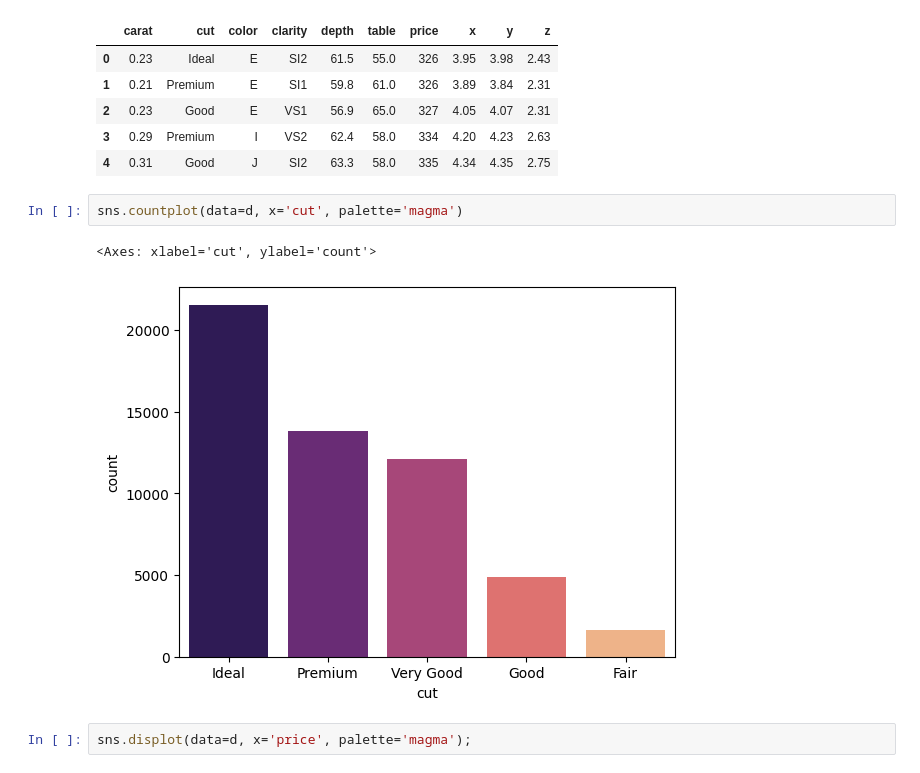
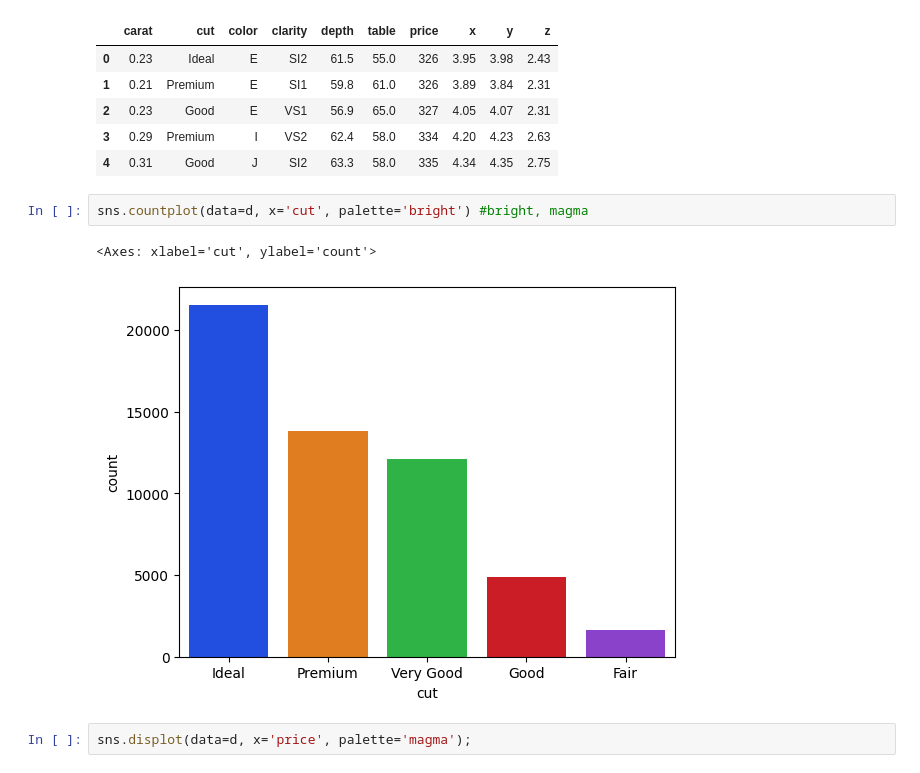
Before and after one commit to krestiankin/home_work_bi, a Jupyter notebook: test__o.ipynb, the cells around one changed output. Saved outputs shown, nothing was run; the diff lists cells and outputs as text.

```diff
--- a/test__o.ipynb
+++ b/test__o.ipynb
@@ -73,10 +73,10 @@ d.head()
 | 3 | 0.29 | Premium | I | VS2 | 62.4 | 58.0 | 334 | 4.20 | 4.23 | 2.63 |
 | 4 | 0.31 | Good | J | SI2 | 63.3 | 58.0 | 335 | 4.34 | 4.35 | 2.75 |
 # %%
-sns.countplot(data=d, x='cut', palette='magma')
+sns.countplot(data=d, x='cut', palette='bright') #bright, magma
 # %% [output]
 <Axes: xlabel='cut', ylabel='count'>
-[figure, old version]
+[figure, new version]
 # %%
 sns.displot(data=d, x='price', palette='magma');
 # %% [output]
```
Also changed, not shown: parts of 2 cells of this notebook, 1 other file.
